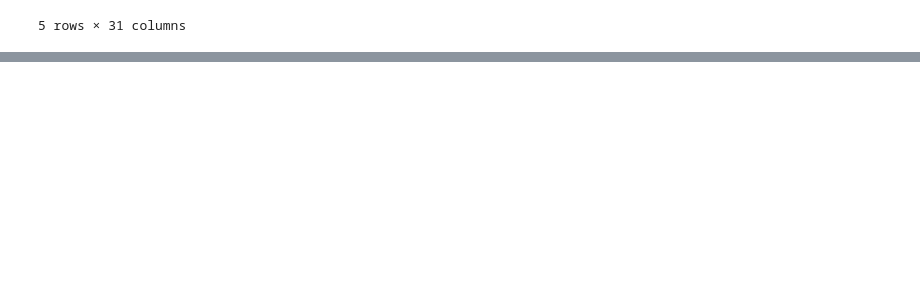
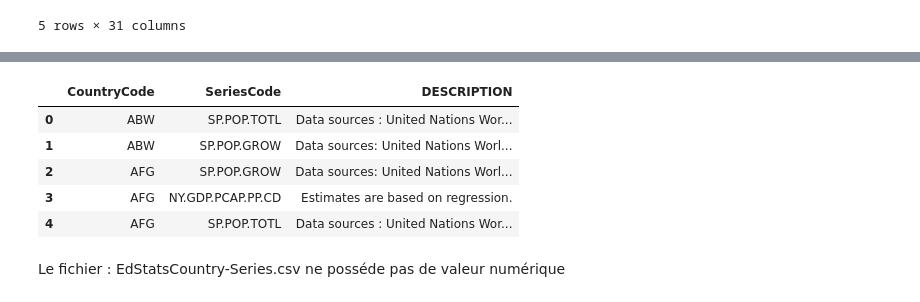
Before and after one commit to AlexisTrouwaert/OC_P02_DATA_ANALYSER_DONN-ES_SYSTEM_EDUCATIF, a Jupyter notebook: loadData.ipynb, the cells around one changed output, grey strips where cells are left out. Saved outputs shown, nothing was run; the diff lists cells and outputs as text; code cells hidden in the pictures; blank space fills up the shorter version.

Commit message:
step 2 wip (analysis data)

```diff
--- a/loadData.ipynb
+++ b/loadData.ipynb
@@ -187,5 +187,11 @@ display(dataframes[0]['data'].head())
 | 4 | AND | Andorra | Andorra | Principality of Andorra | AD | Euro | NaN | Europe & Central Asia | ... |
 5 rows × 31 columns
 # %%
-display(dataframes[0]['data'].describe(include=[np.number]))
+numeric_df = dataframes[0]['data'].select_dtypes(include=['number'])
+
+if not numeric_df.empty:
+    dataframes[0]['data'] = dataframes[0]['data'].dropna(how='all')
+    display(dataframes[0]['data'].head())
+else :
+    display(Markdown(f" Le fichier : {dataframes[1]['name']} ne posséde pas de valeur numérique"))
 # %% [output]
@@ -212,0 +245,3 @@ Name: count, dtype: int64
+# %%
+duplicate_count = dataframes[1]['data'].duplicated().sum()
+display(Markdown(f" Le fichier : {dataframes[1]['name']} posséde {duplicate_count} lignes dupliqués"))
@@ -212,0 +250,3 @@ Name: count, dtype: int64
+# %%
+if duplicate_count > 0:
+    dataframes[1]['data'] = dataframes[1]['data'].drop_duplicates()
@@ -212,0 +263,20 @@ Name: count, dtype: int64
+# %%
+dataframes[1]['data'] = dataframes[1]['data'].dropna(axis=1, how='all')
+display(dataframes[1]['data'].head())
+# %% [output]
+|  | CountryCode | SeriesCode | DESCRIPTION |
+| 0 | ABW | SP.POP.TOTL | Data sources : United Nations Wor... |
+| 1 | ABW | SP.POP.GROW | Data sources: United Nations Worl... |
+| 2 | AFG | SP.POP.GROW | Data sources: United Nations Worl... |
+| 3 | AFG | NY.GDP.PCAP.PP.CD | Estimates are based on regression. |
+| 4 | AFG | SP.POP.TOTL | Data sources : United Nations Wor... |
+# %%
+numeric_df = dataframes[1]['data'].select_dtypes(include=['number'])
+
+if not numeric_df.empty:
+    dataframes[1]['data'] = dataframes[1]['data'].dropna(how='all')
+    display(dataframes[1]['data'].head())
+else :
+    display(Markdown(f" Le fichier : {dataframes[1]['name']} ne posséde pas de valeur numérique"))
+# %% [output]
+ Le fichier : EdStatsCountry-Series.csv ne posséde pas de valeur numérique
```
Also changed, not shown: parts of 16 cells of this notebook, 1 other file.
